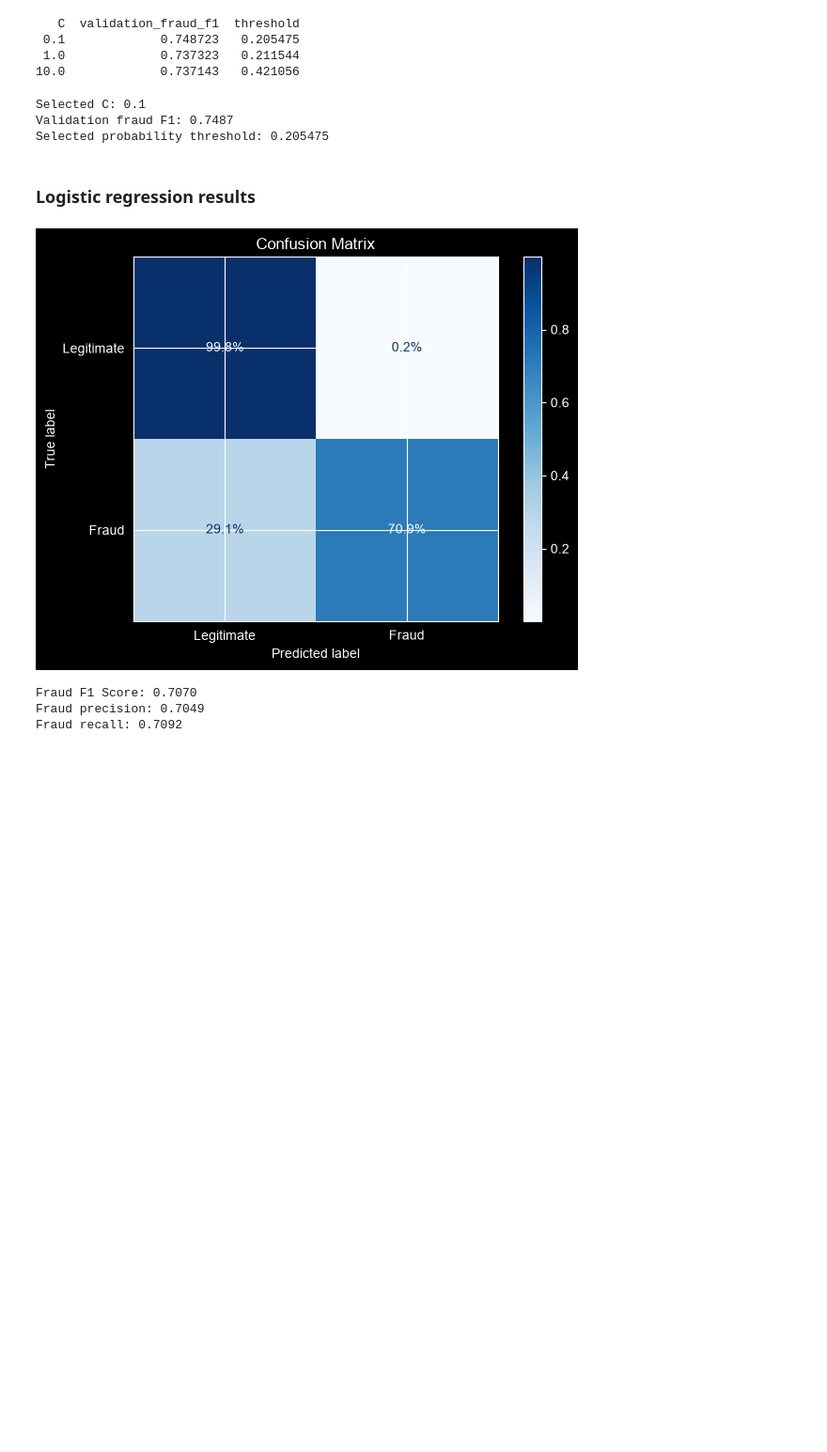
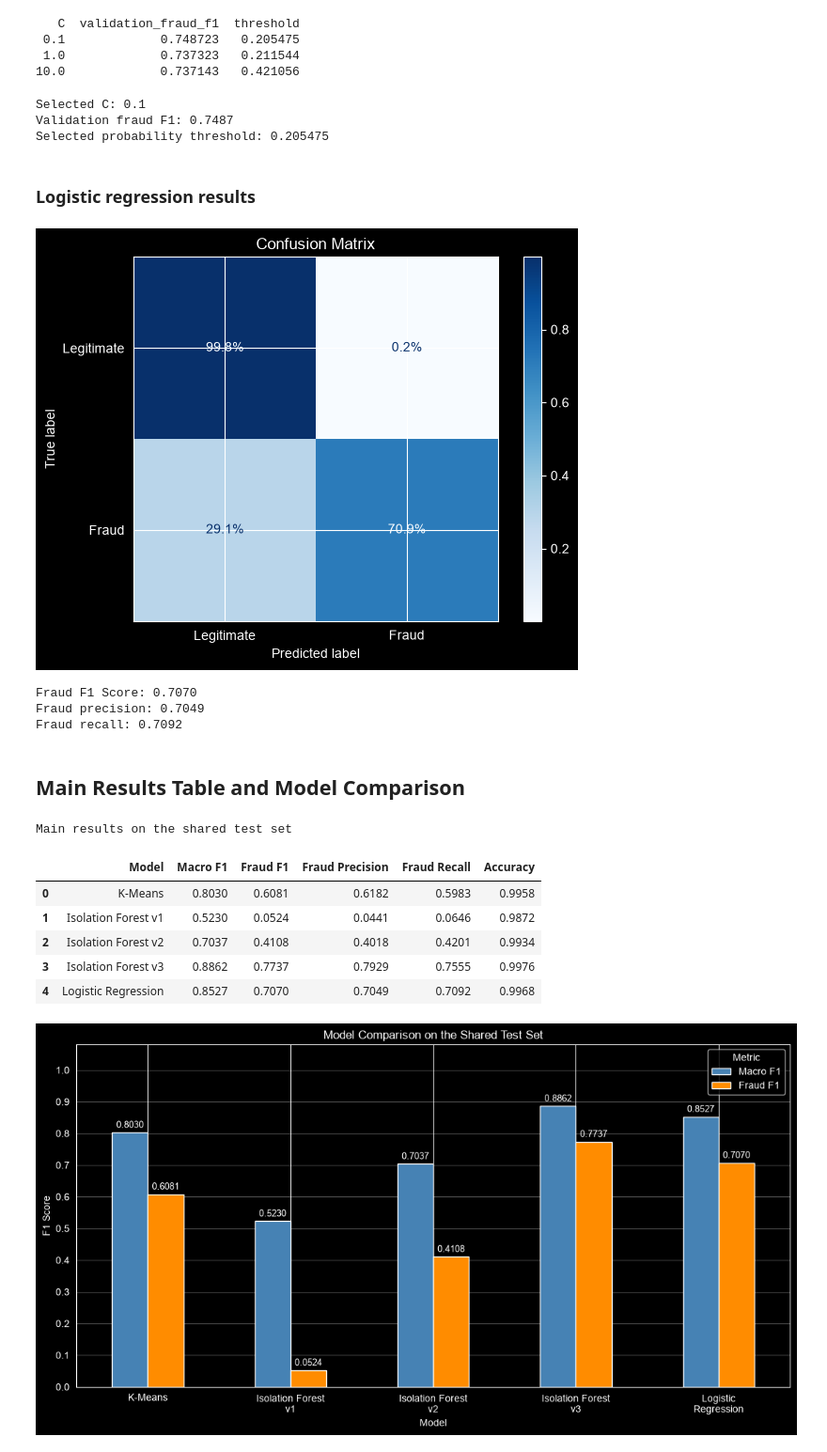
Before and after one commit to ZubairRashid05/Unspupervised-Learning-For-Fraud-Detection_CSCI-3052U-Project, a Jupyter notebook: model.ipynb, the cells around one changed output. Shown at 94% size. Drawn from its saved outputs; the diff is of its cells as text; code cells hidden in the pictures; blank space fills up the shorter version.

Commit message:
added model comparison graph and table

```diff
--- a/model.ipynb
+++ b/model.ipynb
@@ -837,3 +839,75 @@ results(Y_test, y_pred)
 Fraud F1 Score: 0.7070
 Fraud precision: 0.7049
 Fraud recall: 0.7092
+# %% [markdown]
+## Main Results Table and Model Comparison
+# %%
+# Use the same actual labels and row order for every model.
+comparison_actual = test_df.loc[test_index, "is_fraud"].astype(int)
+
+# Keep each model's predictions separate so all five can be compared.
+comparison_predictions = {
+    "K-Means": kmeans_test_predictions,
+    "Isolation Forest v1": test_predictions,
+    "Isolation Forest v2": category_test_predictions,
+    "Isolation Forest v3": isolation_episode_predictions,
+    "Logistic Regression": y_pred
+}
+
+# Calculate the main table directly from predictions instead of entering scores manually.
+comparison_rows = []
+for model_name, predictions in comparison_predictions.items():
+    # Series retain source row numbers; arrays already follow the shared test order.
+    if isinstance(predictions, pd.Series):
+        predictions = predictions.reindex(test_index)
+
+    comparison_rows.append({
+        "Model": model_name,
+        "Macro F1": f1_score(
+            comparison_actual, predictions, labels=[0, 1],
+            average="macro", zero_division=0
+        ),
+        "Fraud F1": f1_score(comparison_actual, predictions, zero_division=0),
+        "Fraud Precision": precision_score(comparison_actual, predictions, zero_division=0),
+        "Fraud Recall": recall_score(comparison_actual, predictions, zero_division=0),
+        "Accuracy": accuracy_score(comparison_actual, predictions)
+    })
+
+main_results = pd.DataFrame(comparison_rows)
+print("Main results on the shared test set")
+display(main_results.round(4))
+
+# Compare the primary metric with fraud F1 to show minority-class performance too.
+# Plot the displayed four-decimal scores so the graph matches the table.
+comparison_graph = main_results.round(4).set_index("Model")[["Macro F1", "Fraud F1"]]
+ax = comparison_graph.plot.bar(
+    figsize=(11, 6), color=["steelblue", "darkorange"], rot=0
+)
+
+# Add each score above its bar and use a common 0-to-1 scale.
+for bars in ax.containers:
+    ax.bar_label(bars, fmt="%.4f", padding=3, fontsize=9)
+
+ax.set_title("Model Comparison on the Shared Test Set")
+ax.set_xlabel("Model")
+ax.set_ylabel("F1 Score")
+ax.set_ylim(0, 1.08)
+ax.set_yticks(np.arange(0, 1.01, 0.1))
+ax.set_xticklabels([
+    "K-Means", "Isolation Forest\nv1", "Isolation Forest\nv2",
+    "Isolation Forest\nv3", "Logistic\nRegression"
+])
+ax.legend(title="Metric")
+ax.grid(axis="y", alpha=0.3)
+ax.set_axisbelow(True)
+plt.tight_layout()
+plt.show()
+# %% [output]
+Main results on the shared test set
+|  | Model | Macro F1 | Fraud F1 | Fraud Precision | Fraud Recall | Accuracy |
+| 0 | K-Means | 0.8030 | 0.6081 | 0.6182 | 0.5983 | 0.9958 |
+| 1 | Isolation Forest v1 | 0.5230 | 0.0524 | 0.0441 | 0.0646 | 0.9872 |
+| 2 | Isolation Forest v2 | 0.7037 | 0.4108 | 0.4018 | 0.4201 | 0.9934 |
+| 3 | Isolation Forest v3 | 0.8862 | 0.7737 | 0.7929 | 0.7555 | 0.9976 |
+| 4 | Logistic Regression | 0.8527 | 0.7070 | 0.7049 | 0.7092 | 0.9968 |
+[figure, added]
```
Also changed, not shown: parts of 1 cell of this notebook, 9 other files.
